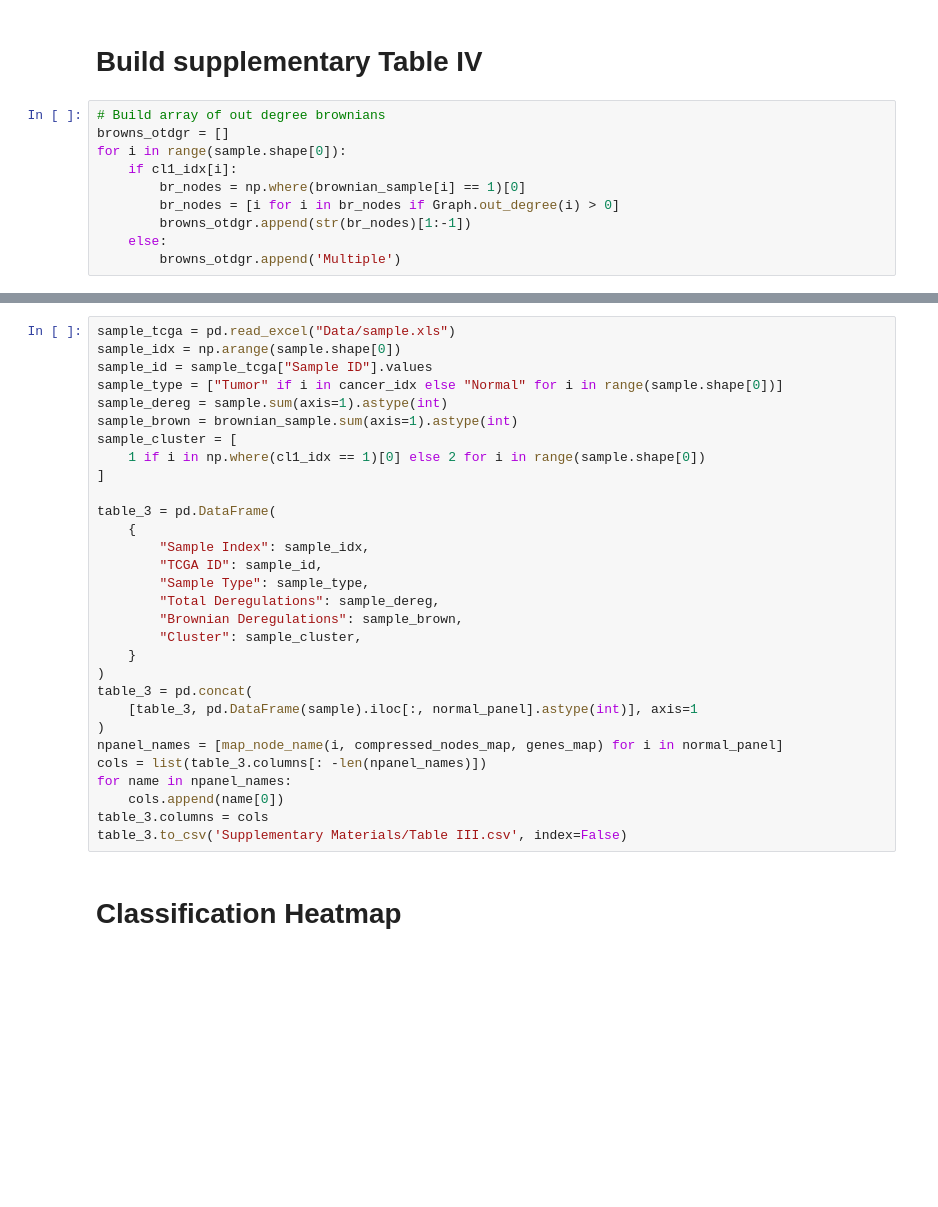
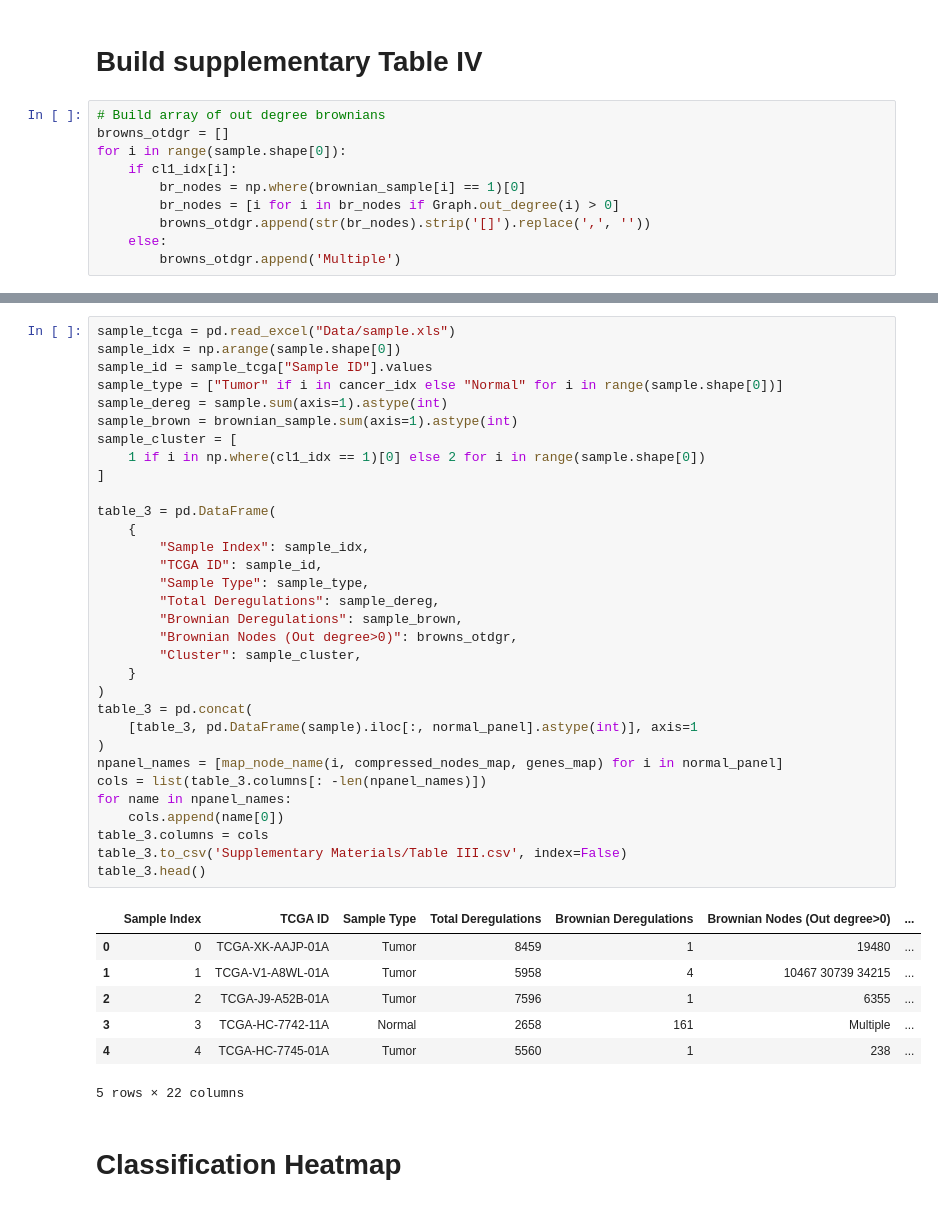
Before and after one commit to RobertoHePe/Causal_GE, a Jupyter notebook: Causal_GE_interpretation.ipynb, the cells around one changed output, grey strips where cells are left out. Drawn from its saved outputs; the diff is of its cells as text; blank space fills up the shorter version.

Commit message:
Fix table III and rename III and IV

```diff
--- a/Causal_GE_interpretation.ipynb
+++ b/Causal_GE_interpretation.ipynb
@@ -795,6 +795,6 @@ for i in range(sample.shape[0]):
     if cl1_idx[i]:
         br_nodes = np.where(brownian_sample[i] == 1)[0]
         br_nodes = [i for i in br_nodes if Graph.out_degree(i) > 0]
-        browns_otdgr.append(str(br_nodes)[1:-1])
+        browns_otdgr.append(str(br_nodes).strip('[]').replace(',', ''))
     else:
         browns_otdgr.append('Multiple')
@@ -801,33 +819,43 @@ for i in range(sample.shape[0]):
 # %%
 sample_tcga = pd.read_excel("Data/sample.xls")
 sample_idx = np.arange(sample.shape[0])
 sample_id = sample_tcga["Sample ID"].values
 sample_type = ["Tumor" if i in cancer_idx else "Normal" for i in range(sample.shape[0])]
 sample_dereg = sample.sum(axis=1).astype(int)
 sample_brown = brownian_sample.sum(axis=1).astype(int)
 sample_cluster = [
     1 if i in np.where(cl1_idx == 1)[0] else 2 for i in range(sample.shape[0])
 ]
 
 table_3 = pd.DataFrame(
     {
         "Sample Index": sample_idx,
         "TCGA ID": sample_id,
         "Sample Type": sample_type,
         "Total Deregulations": sample_dereg,
         "Brownian Deregulations": sample_brown,
+        "Brownian Nodes (Out degree>0)": browns_otdgr,
         "Cluster": sample_cluster,
     }
 )
 table_3 = pd.concat(
     [table_3, pd.DataFrame(sample).iloc[:, normal_panel].astype(int)], axis=1
 )
 npanel_names = [map_node_name(i, compressed_nodes_map, genes_map) for i in normal_panel]
 cols = list(table_3.columns[: -len(npanel_names)])
 for name in npanel_names:
     cols.append(name[0])
 table_3.columns = cols
 table_3.to_csv('Supplementary Materials/Table III.csv', index=False)
+table_3.head()
+# %% [output]
+|  | Sample Index | TCGA ID | Sample Type | Total Deregulations | Brownian Deregulations | Brownian Nodes (Out degree>0) | ... |
+| 0 | 0 | TCGA-XK-AAJP-01A | Tumor | 8459 | 1 | 19480 | ... |
+| 1 | 1 | TCGA-V1-A8WL-01A | Tumor | 5958 | 4 | 10467 30739 34215 | ... |
+| 2 | 2 | TCGA-J9-A52B-01A | Tumor | 7596 | 1 | 6355 | ... |
+| 3 | 3 | TCGA-HC-7742-11A | Normal | 2658 | 161 | Multiple | ... |
+| 4 | 4 | TCGA-HC-7745-01A | Tumor | 5560 | 1 | 238 | ... |
+5 rows × 22 columns
 # %% [markdown]
 # Classification Heatmap
 # %%
```
Also changed, not shown: parts of 1 cell of this notebook, 3 other files.
